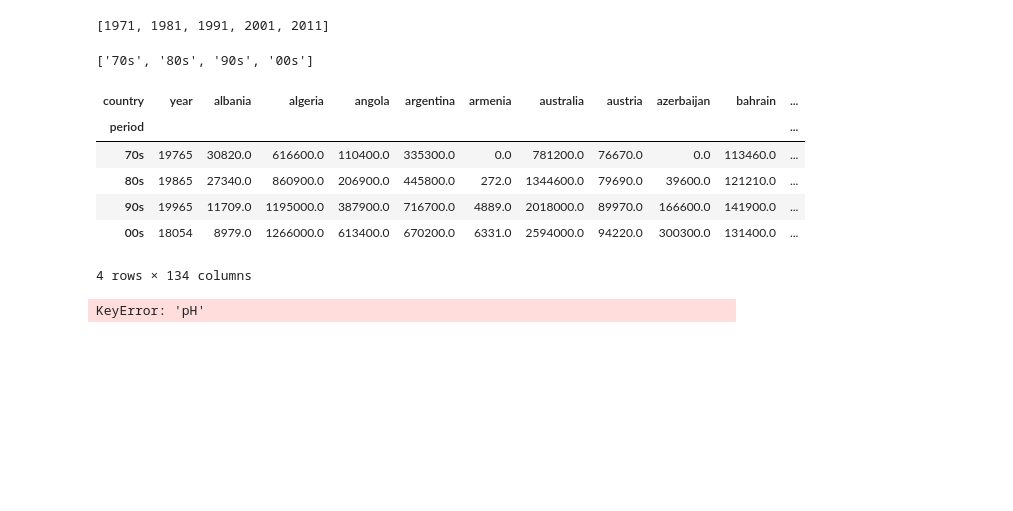
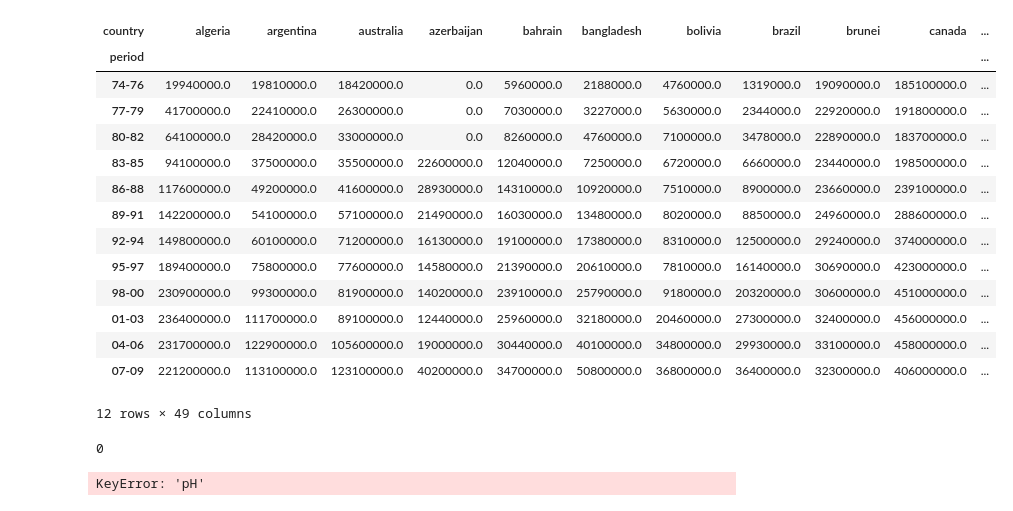
Before and after one commit to reneang17/data-analyst, a Jupyter notebook: gapminder_energy/gapminder_energy_production.ipynb, the cells around one changed output. Drawn from its saved outputs; the diff is of its cells as text; code cells hidden in the pictures; blank space fills up the shorter version.

```diff
--- a/gapminder_energy/gapminder_energy_production.ipynb
+++ b/gapminder_energy/gapminder_energy_production.ipynb
@@ -69,0 +127,5 @@ df_total
+# %%
+# In view of the above observations we are going to focus on studying the following values
+bin_edges = [1974+3*i for i in range(13)]
+bin_names = [str(i)[-2:]+'-'+str(i+2)[-2:] for i in bin_edges[:-1]]
+bin_names
@@ -70 +145,36 @@ df_total
+# %%
+def wrangle_handle_missing(df):
+    aux = df.rename(columns=lambda x: int(x)) # numeric column names
+    aux=aux.T # exchange rows and columns
+    aux=aux.rename(columns=lambda x: x.strip().lower().replace(" ", "_")) #uniform names convention
+
+    aux = aux.reset_index().rename(columns = {'index': 'year'}) # reset index, rename year
+    aux['period'] = pd.cut(aux['year'], bin_edges, labels=bin_names) # create bin years
+    aux=aux.groupby('period').sum().drop(columns=['year']) # group by energy on bin years
+
+    if df_v2.isnull().sum().sum() != 0: print('There are missing values') #check there are not missing values
+
+    return aux
+# %%
+df_total = wrangle_handle_missing(df_total)
+df_oil = wrangle_handle_missing(df_oil)
+df_gas = wrangle_handle_missing(df_gas)
+# %%
+df_gas
+# %% [output]
+| country | algeria | argentina | australia | azerbaijan | bahrain | bangladesh | bolivia | brazil | brunei | canada | ... |
+| period |  |  |  |  |  |  |  |  |  |  | ... |
+| 74-76 | 19940000.0 | 19810000.0 | 18420000.0 | 0.0 | 5960000.0 | 2188000.0 | 4760000.0 | 1319000.0 | 19090000.0 | 185100000.0 | ... |
+| 77-79 | 41700000.0 | 22410000.0 | 26300000.0 | 0.0 | 7030000.0 | 3227000.0 | 5630000.0 | 2344000.0 | 22920000.0 | 191800000.0 | ... |
+| 80-82 | 64100000.0 | 28420000.0 | 33000000.0 | 0.0 | 8260000.0 | 4760000.0 | 7100000.0 | 3478000.0 | 22890000.0 | 183700000.0 | ... |
+| 83-85 | 94100000.0 | 37500000.0 | 35500000.0 | 22600000.0 | 12040000.0 | 7250000.0 | 6720000.0 | 6660000.0 | 23440000.0 | 198500000.0 | ... |
+| 86-88 | 117600000.0 | 49200000.0 | 41600000.0 | 28930000.0 | 14310000.0 | 10920000.0 | 7510000.0 | 8900000.0 | 23660000.0 | 239100000.0 | ... |
+| 89-91 | 142200000.0 | 54100000.0 | 57100000.0 | 21490000.0 | 16030000.0 | 13480000.0 | 8020000.0 | 8850000.0 | 24960000.0 | 288600000.0 | ... |
+| 92-94 | 149800000.0 | 60100000.0 | 71200000.0 | 16130000.0 | 19100000.0 | 17380000.0 | 8310000.0 | 12500000.0 | 29240000.0 | 374000000.0 | ... |
+| 95-97 | 189400000.0 | 75800000.0 | 77600000.0 | 14580000.0 | 21390000.0 | 20610000.0 | 7810000.0 | 16140000.0 | 30690000.0 | 423000000.0 | ... |
+| 98-00 | 230900000.0 | 99300000.0 | 81900000.0 | 14020000.0 | 23910000.0 | 25790000.0 | 9180000.0 | 20320000.0 | 30600000.0 | 451000000.0 | ... |
+| 01-03 | 236400000.0 | 111700000.0 | 89100000.0 | 12440000.0 | 25960000.0 | 32180000.0 | 20460000.0 | 27300000.0 | 32400000.0 | 456000000.0 | ... |
+| 04-06 | 231700000.0 | 122900000.0 | 105600000.0 | 19000000.0 | 30440000.0 | 40100000.0 | 34800000.0 | 29930000.0 | 33100000.0 | 458000000.0 | ... |
+| 07-09 | 221200000.0 | 113100000.0 | 123100000.0 | 40200000.0 | 34700000.0 | 50800000.0 | 36800000.0 | 36400000.0 | 32300000.0 | 406000000.0 | ... |
+12 rows × 49 columns
 # %%
@@ -72,26 +186,10 @@ df = df_total.rename(columns=lambda x: int(x), inplace=False).T.rename(columns=l
-# %%
-bin_edges = [1971+10*i for i in range(5)]
-bin_edges
-# %% [output]
-[1971, 1981, 1991, 2001, 2011]
-# %%
-bin_names = [str(i)[2]+'0s' for i in bin_edges][:-1]
-bin_names
-# %% [output]
-['70s', '80s', '90s', '00s']
 # %%
-df_v2 = df.reset_index().rename(columns = {'index': 'year'})
+df_v2 = df_v1.reset_index().rename(columns = {'index': 'year'})
 df_v2['period'] = pd.cut(df_v2['year'], bin_edges, labels=bin_names)
+df_v2=df_v2.groupby('period').sum()
+df_v2.isnull().sum().sum() # No missing values
+# %% [output]
+0
-# %%
-df_v2.groupby('period').sum()
-# %% [output]
-| country | year | albania | algeria | angola | argentina | armenia | australia | austria | azerbaijan | bahrain | ... |
-| period |  |  |  |  |  |  |  |  |  |  | ... |
-| 70s | 19765 | 30820.0 | 616600.0 | 110400.0 | 335300.0 | 0.0 | 781200.0 | 76670.0 | 0.0 | 113460.0 | ... |
-| 80s | 19865 | 27340.0 | 860900.0 | 206900.0 | 445800.0 | 272.0 | 1344600.0 | 79690.0 | 39600.0 | 121210.0 | ... |
-| 90s | 19965 | 11709.0 | 1195000.0 | 387900.0 | 716700.0 | 4889.0 | 2018000.0 | 89970.0 | 166600.0 | 141900.0 | ... |
-| 00s | 18054 | 8979.0 | 1266000.0 | 613400.0 | 670200.0 | 6331.0 | 2594000.0 | 94220.0 | 300300.0 | 131400.0 | ... |
-4 rows × 134 columns
 # %%
 pd.cut(df['pH'], bin_edges, labels=bin_names)
 # %% [output]
```
Also changed, not shown: parts of 14 cells of this notebook.
